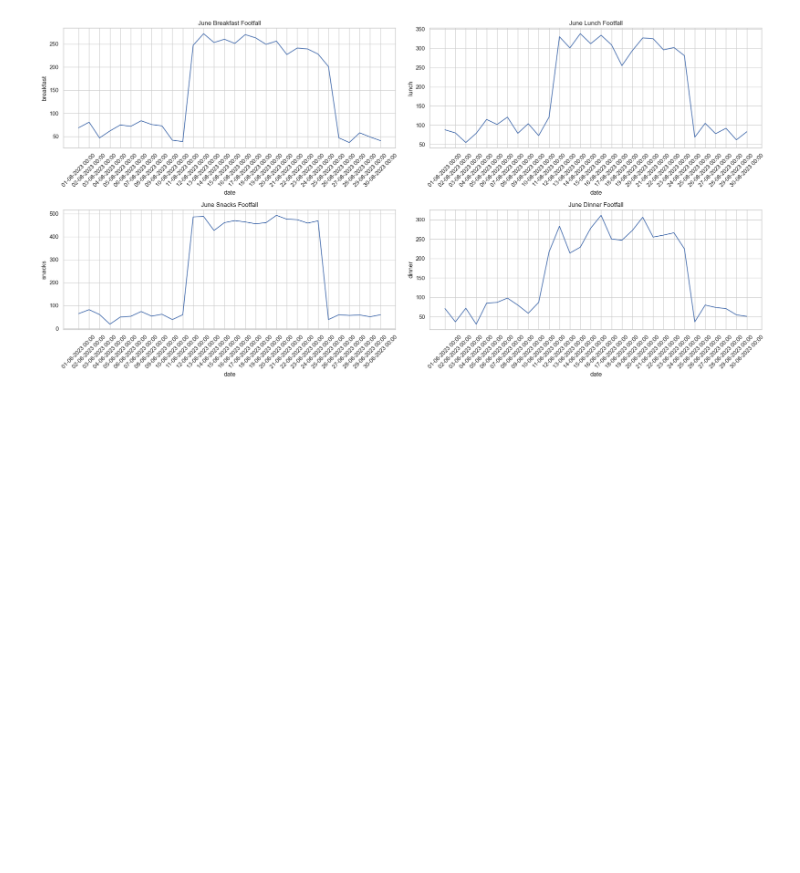
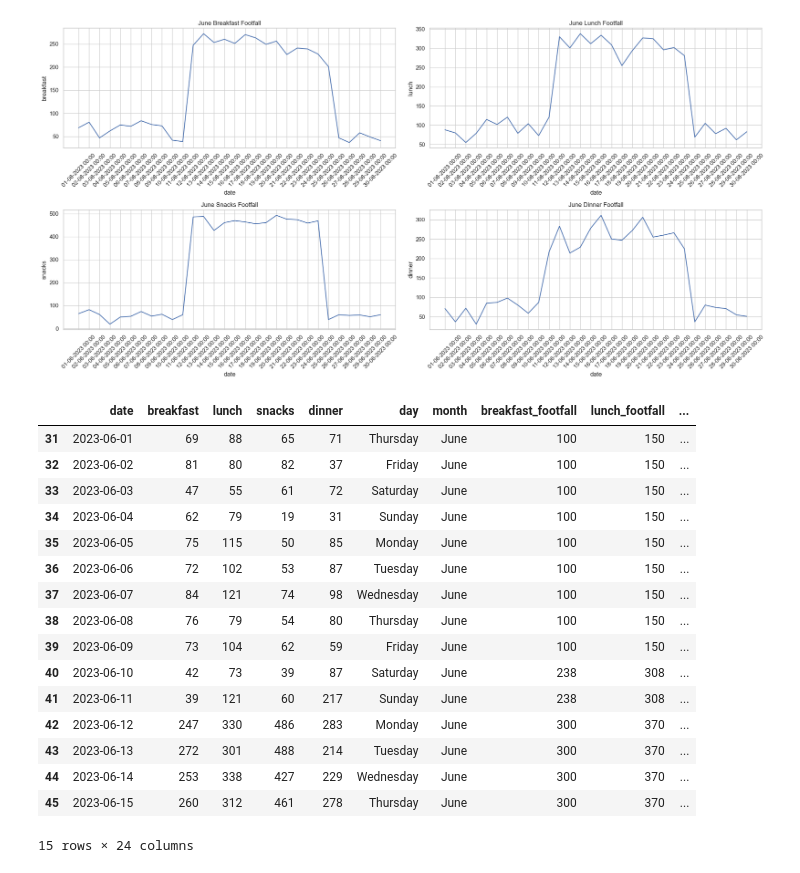
Before and after one commit to tenseisoham/MLPR, a Jupyter notebook: eda/eda.ipynb, the cells around one changed output. Saved outputs shown, nothing was run; the diff lists cells and outputs as text; code cells hidden in the pictures; blank space fills up the shorter version.

```diff
--- a/eda/eda.ipynb
+++ b/eda/eda.ipynb
@@ -475,3 +475,44 @@ plt.tight_layout()
 plt.show()
 # %% [output]
 [figure]
+# %%
+# Convert the date column to datetime objects
+june['date'] = pd.to_datetime(june['date'], format='%d-%m-%Y %H:%M')
+
+# Updating the footfall for June for the dates 1st to 9th of June
+june.loc[(june['date'] >= '2023-06-01') & (june['date'] <= '2023-06-09'), 'breakfast_footfall'] = 100
+june.loc[(june['date'] >= '2023-06-01') & (june['date'] <= '2023-06-09'), 'lunch_footfall'] = 150
+june.loc[(june['date'] >= '2023-06-01') & (june['date'] <= '2023-06-09'), 'snacks_footfall'] = 100
+june.loc[(june['date'] >= '2023-06-01') & (june['date'] <= '2023-06-09'), 'dinner_footfall'] = 120
+
+# Updating the footfall for June for the dates 26th till 29th of June
+june.loc[(june['date'] >= '2023-06-26') & (june['date'] <= '2023-06-29'), 'breakfast_footfall'] = 70
+june.loc[(june['date'] >= '2023-06-26') & (june['date'] <= '2023-06-29'), 'lunch_footfall'] = 110
+june.loc[(june['date'] >= '2023-06-26') & (june['date'] <= '2023-06-29'), 'snacks_footfall'] = 80
+june.loc[(june['date'] >= '2023-06-26') & (june['date'] <= '2023-06-29'), 'dinner_footfall'] = 100
+# %%
+# recalculating the proportion columns
+june['breakfast_proportion'] = june['breakfast']/june['breakfast_footfall']
+june['lunch_proportion'] = june['lunch']/june['lunch_footfall']
+june['snacks_proportion'] = june['snacks']/june['snacks_footfall']
+june['dinner_proportion'] = june['dinner']/june['dinner_footfall']
+
+june.head(15)
+# %% [output]
+|  | date | breakfast | lunch | snacks | dinner | day | month | breakfast_footfall | lunch_footfall | ... |
+| 31 | 2023-06-01 | 69 | 88 | 65 | 71 | Thursday | June | 100 | 150 | ... |
+| 32 | 2023-06-02 | 81 | 80 | 82 | 37 | Friday | June | 100 | 150 | ... |
+| 33 | 2023-06-03 | 47 | 55 | 61 | 72 | Saturday | June | 100 | 150 | ... |
+| 34 | 2023-06-04 | 62 | 79 | 19 | 31 | Sunday | June | 100 | 150 | ... |
+| 35 | 2023-06-05 | 75 | 115 | 50 | 85 | Monday | June | 100 | 150 | ... |
+| 36 | 2023-06-06 | 72 | 102 | 53 | 87 | Tuesday | June | 100 | 150 | ... |
+| 37 | 2023-06-07 | 84 | 121 | 74 | 98 | Wednesday | June | 100 | 150 | ... |
+| 38 | 2023-06-08 | 76 | 79 | 54 | 80 | Thursday | June | 100 | 150 | ... |
+| 39 | 2023-06-09 | 73 | 104 | 62 | 59 | Friday | June | 100 | 150 | ... |
+| 40 | 2023-06-10 | 42 | 73 | 39 | 87 | Saturday | June | 238 | 308 | ... |
+| 41 | 2023-06-11 | 39 | 121 | 60 | 217 | Sunday | June | 238 | 308 | ... |
+| 42 | 2023-06-12 | 247 | 330 | 486 | 283 | Monday | June | 300 | 370 | ... |
+| 43 | 2023-06-13 | 272 | 301 | 488 | 214 | Tuesday | June | 300 | 370 | ... |
+| 44 | 2023-06-14 | 253 | 338 | 427 | 229 | Wednesday | June | 300 | 370 | ... |
+| 45 | 2023-06-15 | 260 | 312 | 461 | 278 | Thursday | June | 300 | 370 | ... |
+15 rows × 24 columns
```
Also changed, not shown: parts of 4 cells of this notebook.
